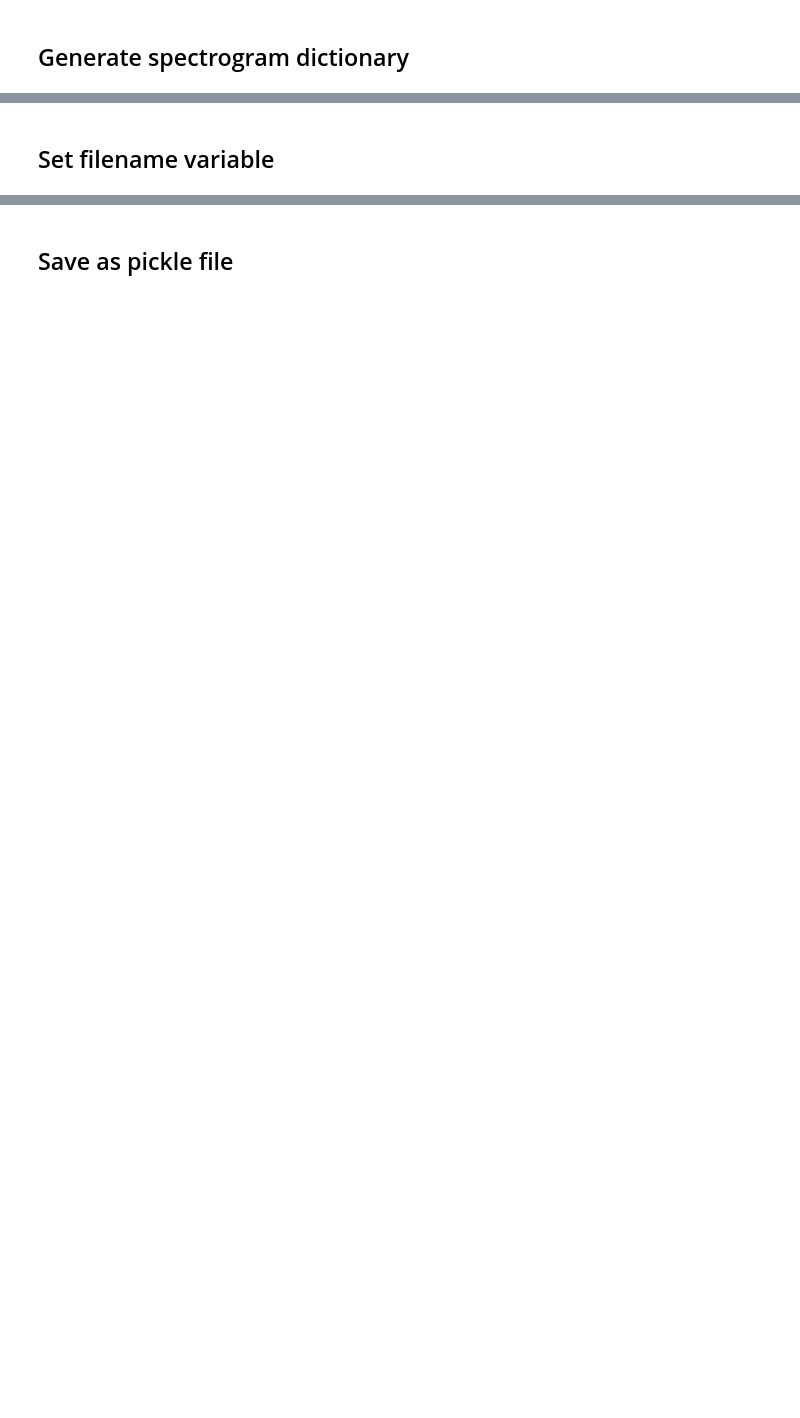
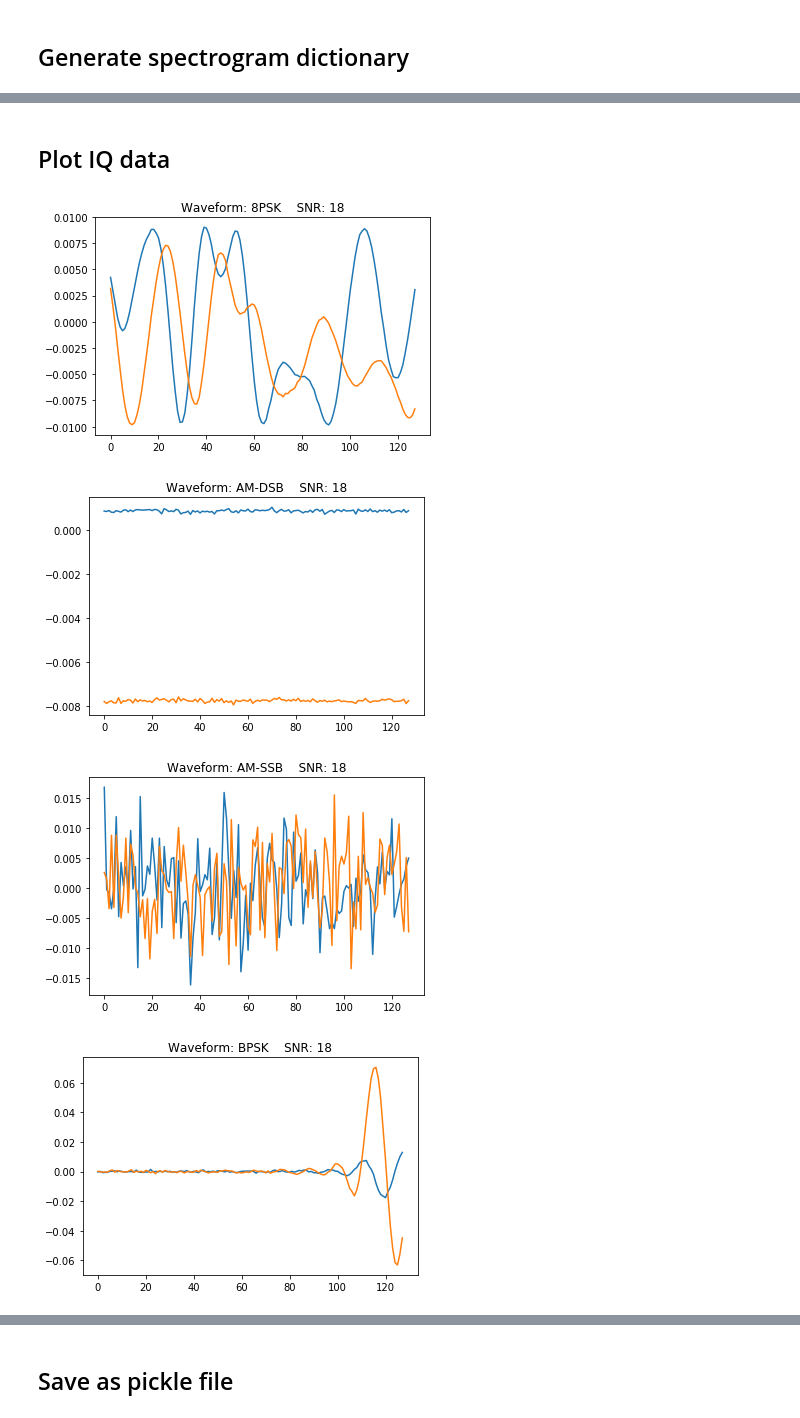
Before and after one commit to dfunni/complex-specgramCNN, a Jupyter notebook: notebooks/process_data.ipynb, the cells around one changed output, grey strips where cells are left out. Drawn from its saved outputs; the diff is of its cells as text; code cells hidden in the pictures; blank space fills up the shorter version.

```diff
--- a/notebooks/process_data.ipynb
+++ b/notebooks/process_data.ipynb
@@ -240,2 +79,0 @@ print('Spectrograms are of shape: ', spec_dict['x_s'].shape[1:])
-# %% [markdown]
-## Set filename variable
@@ -259,0 +80,10 @@ filename = 'spectrogram_dict_18_3c'
+# %% [markdown]
+## Plot IQ data
+# %%
+for i in range(0, n_ex, 1000):
+    ut.plot_iq(data_dict, ex_num=i)
+# %% [output]
+[figure, added]
+[figure, added]
+[figure, added]
+[figure, added]
```
Also changed, not shown: parts of 43 cells of this notebook, 2 other files.
